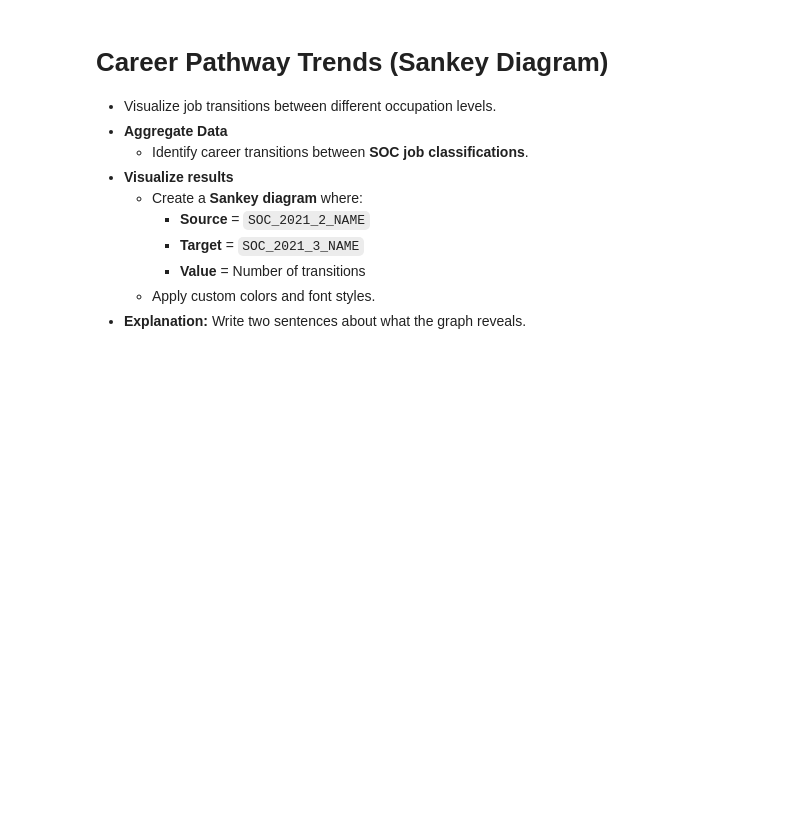
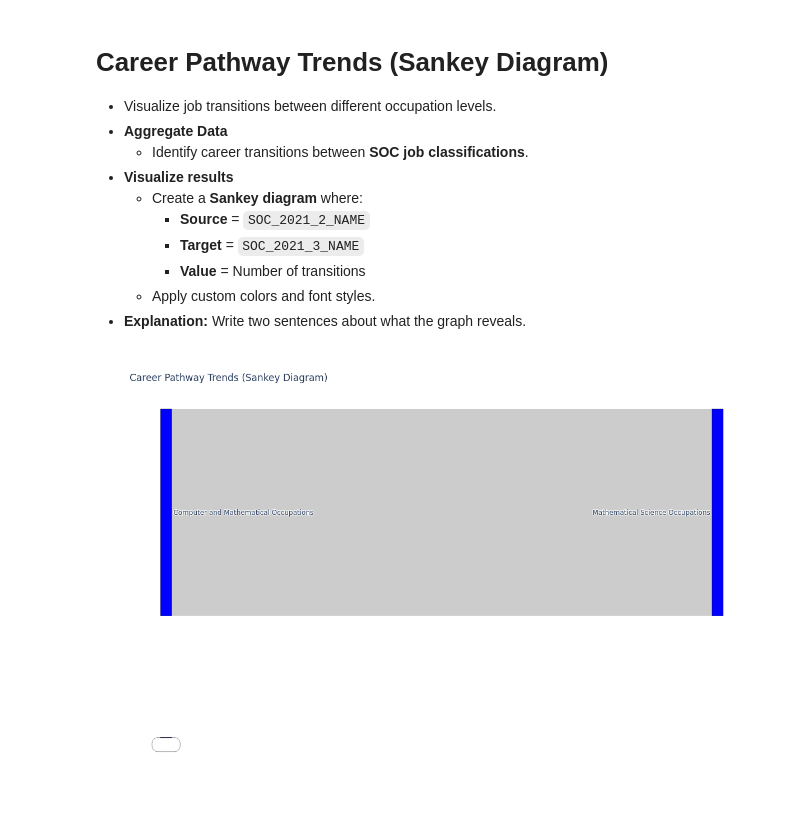
Before and after one commit to met-ad-688/lab06-prabuj1611, a Jupyter notebook: lab06_prabu.ipynb, the cells around one changed output. Cells and saved outputs as stored; diff of their text form; code cells hidden in the pictures; blank space fills up the shorter version.

```diff
--- a/lab06_prabu.ipynb
+++ b/lab06_prabu.ipynb
@@ -713,0 +733,47 @@ fig.show()
+# %%
+# Your code for 8th question here
+import pandas as pd
+import plotly.graph_objects as go
+from pyspark.sql.functions import col
+from pyspark.sql import functions as F
+
+# Step 1: Aggregate the data in PySpark
+df_grouped = df.groupBy("SOC_2021_2_NAME", "SOC_2021_3_NAME").agg(F.count("*").alias("Count"))
+
+# Step 2: Convert to Pandas for visualization
+pdf = df_grouped.toPandas()
+
+# Step 3: Create a mapping from labels to indices
+all_labels = pd.concat([pdf["SOC_2021_2_NAME"], pdf["SOC_2021_3_NAME"]]).unique()
+label_to_index = {label: idx for idx, label in enumerate(all_labels)}
+
+# Step 4: Map source and target to indices
+pdf["source_index"] = pdf["SOC_2021_2_NAME"].map(label_to_index)
+pdf["target_index"] = pdf["SOC_2021_3_NAME"].map(label_to_index)
+
+# Step 5: Build the Sankey diagram
+fig = go.Figure(data=[go.Sankey(
+    node=dict(
+        pad=15,
+        thickness=20,
+        line=dict(color="black", width=0.5),
+        label=list(label_to_index.keys()),
+        color="blue"
+    ),
+    link=dict(
+        source=pdf["source_index"],
+        target=pdf["target_index"],
+        value=pdf["Count"]
+    )
+)])
+
+# Step 6: Customize and show
+fig.update_layout(
+    title_text="Career Pathway Trends (Sankey Diagram)",
+    font_size=12,
+    width=1200,
+    height=800
+)
+fig.show()
+# %% [output]
+[figure, added]
```
Also changed, not shown: parts of 7 cells of this notebook, 1 other file.
